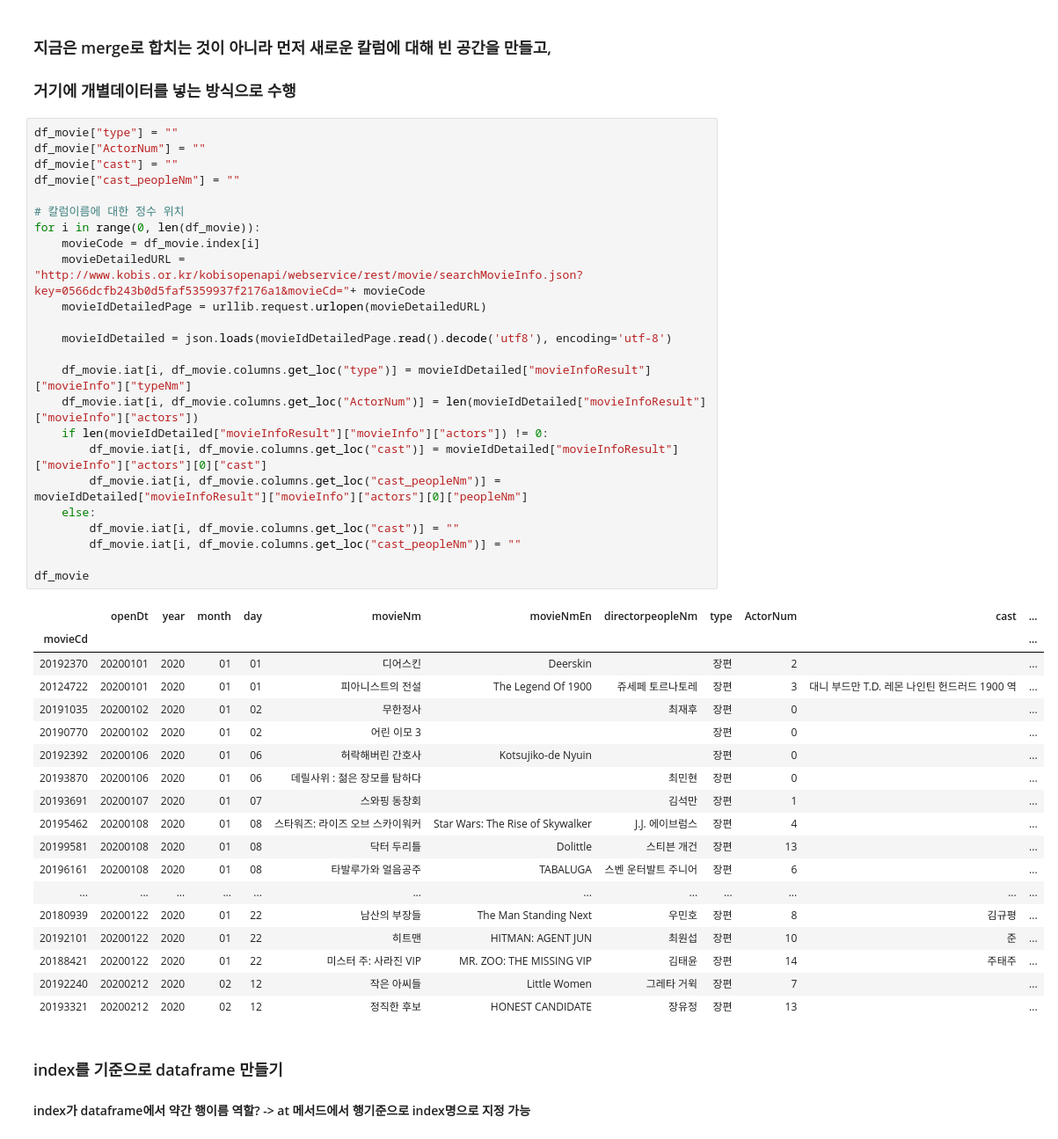
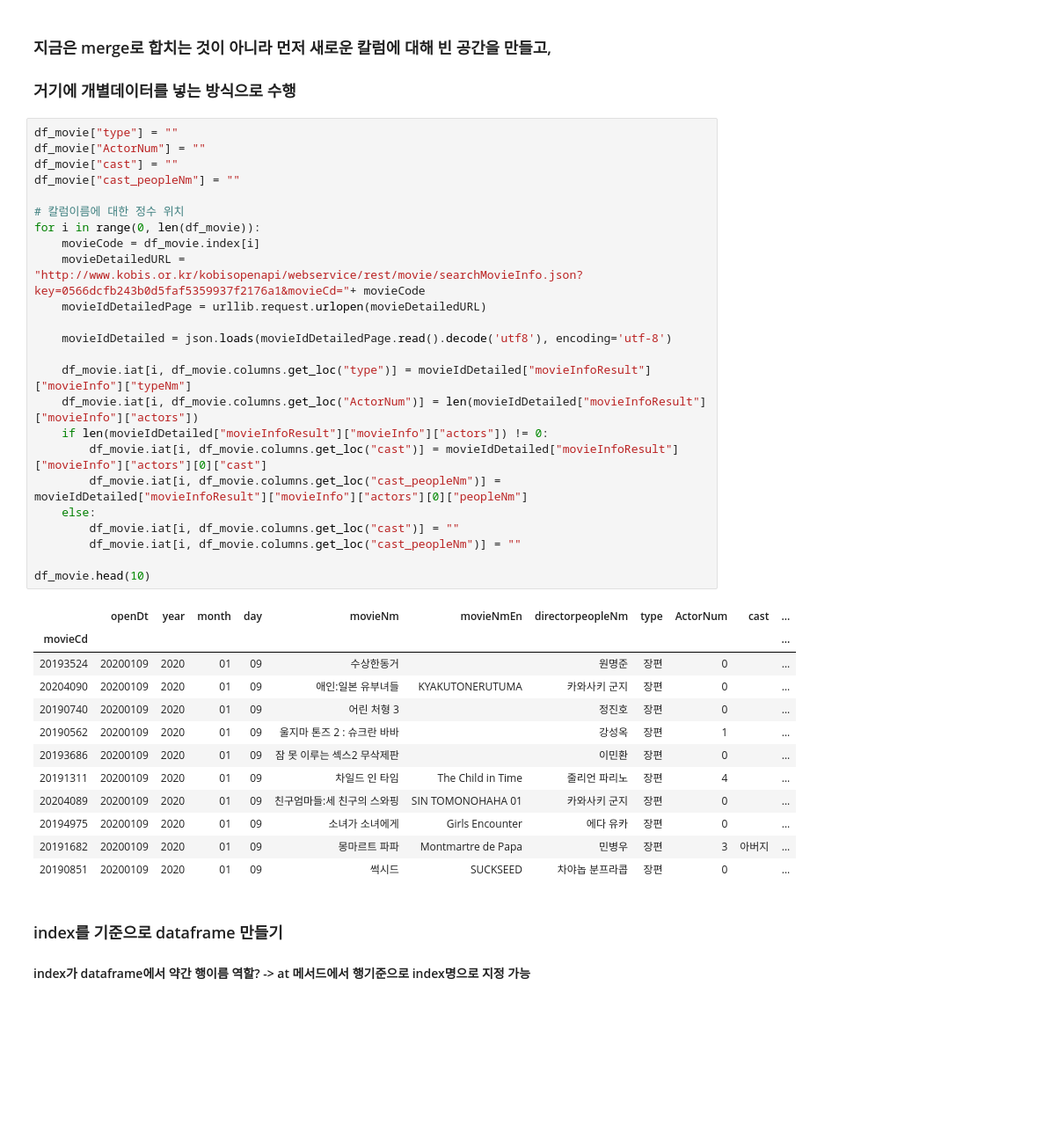
Before and after one commit to hanbinleejoy/anaconda-python, a Jupyter notebook: python_fundamental/05_5_Pandas_API_Test.ipynb, the cells around one changed output. Shown at 88% size. Cells and saved outputs as stored; diff of their text form; blank space fills up the shorter version.

```diff
--- a/python_fundamental/05_5_Pandas_API_Test.ipynb
+++ b/python_fundamental/05_5_Pandas_API_Test.ipynb
@@ -301,46 +261,40 @@ print(movieIdDetailed["movieInfoResult"]["movieInfo"]["actors"][0]["cast"])
 # %%
 df_movie["type"] = ""
 df_movie["ActorNum"] = ""
 df_movie["cast"] = ""
 df_movie["cast_peopleNm"] = ""
 
 # 칼럼이름에 대한 정수 위치
 for i in range(0, len(df_movie)):
     movieCode = df_movie.index[i]
     movieDetailedURL = "http://www.kobis.or.kr/kobisopenapi/webservice/rest/movie/searchMovieInfo.json?key=0566dcfb243b0d5faf5359937f2176a1&movieCd="+ movieCode
     movieIdDetailedPage = urllib.request.urlopen(movieDetailedURL)
 
     movieIdDetailed = json.loads(movieIdDetailedPage.read().decode('utf8'), encoding='utf-8')
 
     df_movie.iat[i, df_movie.columns.get_loc("type")] = movieIdDetailed["movieInfoResult"]["movieInfo"]["typeNm"]
     df_movie.iat[i, df_movie.columns.get_loc("ActorNum")] = len(movieIdDetailed["movieInfoResult"]["movieInfo"]["actors"])
     if len(movieIdDetailed["movieInfoResult"]["movieInfo"]["actors"]) != 0:
         df_movie.iat[i, df_movie.columns.get_loc("cast")] = movieIdDetailed["movieInfoResult"]["movieInfo"]["actors"][0]["cast"]
         df_movie.iat[i, df_movie.columns.get_loc("cast_peopleNm")] = movieIdDetailed["movieInfoResult"]["movieInfo"]["actors"][0]["peopleNm"]
     else:
         df_movie.iat[i, df_movie.columns.get_loc("cast")] = ""
         df_movie.iat[i, df_movie.columns.get_loc("cast_peopleNm")] = ""
 
-df_movie
+df_movie.head(10)
 # %% [output]
 |  | openDt | year | month | day | movieNm | movieNmEn | directorpeopleNm | type | ActorNum | cast | ... |
 | movieCd |  |  |  |  |  |  |  |  |  |  | ... |
-| 20192370 | 20200101 | 2020 | 01 | 01 | 디어스킨 | Deerskin |  | 장편 | 2 |  | ... |
-| 20124722 | 20200101 | 2020 | 01 | 01 | 피아니스트의 전설 | The Legend Of 1900 | 쥬세페 토르나토레 | 장편 | 3 | 대니 부드만 T.D. 레몬 나인틴 헌드러드 1900 역 | ... |
-| 20191035 | 20200102 | 2020 | 01 | 02 | 무한정사 |  | 최재후 | 장편 | 0 |  | ... |
-| 20190770 | 20200102 | 2020 | 01 | 02 | 어린 이모 3 |  |  | 장편 | 0 |  | ... |
-| 20192392 | 20200106 | 2020 | 01 | 06 | 허락해버린 간호사 | Kotsujiko-de Nyuin |  | 장편 | 0 |  | ... |
-| 20193870 | 20200106 | 2020 | 01 | 06 | 데릴사위 : 젊은 장모를 탐하다 |  | 최민현 | 장편 | 0 |  | ... |
-| 20193691 | 20200107 | 2020 | 01 | 07 | 스와핑 동창회 |  | 김석만 | 장편 | 1 |  | ... |
-| 20195462 | 20200108 | 2020 | 01 | 08 | 스타워즈: 라이즈 오브 스카이워커 | Star Wars: The Rise of Skywalker | J.J. 에이브럼스 | 장편 | 4 |  | ... |
-| 20199581 | 20200108 | 2020 | 01 | 08 | 닥터 두리틀 | Dolittle | 스티븐 개건 | 장편 | 13 |  | ... |
-| 20196161 | 20200108 | 2020 | 01 | 08 | 타발루가와 얼음공주 | TABALUGA | 스벤 운터발트 주니어 | 장편 | 6 |  | ... |
-| ... | ... | ... | ... | ... | ... | ... | ... | ... | ... | ... | ... |
-| 20180939 | 20200122 | 2020 | 01 | 22 | 남산의 부장들 | The Man Standing Next | 우민호 | 장편 | 8 | 김규평 | ... |
-| 20192101 | 20200122 | 2020 | 01 | 22 | 히트맨 | HITMAN: AGENT JUN | 최원섭 | 장편 | 10 | 준 | ... |
-| 20188421 | 20200122 | 2020 | 01 | 22 | 미스터 주: 사라진 VIP | MR. ZOO: THE MISSING VIP | 김태윤 | 장편 | 14 | 주태주 | ... |
-| 20192240 | 20200212 | 2020 | 02 | 12 | 작은 아씨들 | Little Women | 그레타 거윅 | 장편 | 7 |  | ... |
-| 20193321 | 20200212 | 2020 | 02 | 12 | 정직한 후보 | HONEST CANDIDATE | 장유정 | 장편 | 13 |  | ... |
+| 20193524 | 20200109 | 2020 | 01 | 09 | 수상한동거 |  | 원명준 | 장편 | 0 |  | ... |
+| 20204090 | 20200109 | 2020 | 01 | 09 | 애인:일본 유부녀들 | KYAKUTONERUTUMA | 카와사키 군지 | 장편 | 0 |  | ... |
+| 20190740 | 20200109 | 2020 | 01 | 09 | 어린 처형 3 |  | 정진호 | 장편 | 0 |  | ... |
+| 20190562 | 20200109 | 2020 | 01 | 09 | 울지마 톤즈 2 : 슈크란 바바 |  | 강성옥 | 장편 | 1 |  | ... |
+| 20193686 | 20200109 | 2020 | 01 | 09 | 잠 못 이루는 섹스2 무삭제판 |  | 이민환 | 장편 | 0 |  | ... |
+| 20191311 | 20200109 | 2020 | 01 | 09 | 차일드 인 타임 | The Child in Time | 줄리언 파리노 | 장편 | 4 |  | ... |
+| 20204089 | 20200109 | 2020 | 01 | 09 | 친구엄마들:세 친구의 스와핑 | SIN TOMONOHAHA 01 | 카와사키 군지 | 장편 | 0 |  | ... |
+| 20194975 | 20200109 | 2020 | 01 | 09 | 소녀가 소녀에게 | Girls Encounter | 에다 유카 | 장편 | 0 |  | ... |
+| 20191682 | 20200109 | 2020 | 01 | 09 | 몽마르트 파파 | Montmartre de Papa | 민병우 | 장편 | 3 | 아버지 | ... |
+| 20190851 | 20200109 | 2020 | 01 | 09 | 썩시드 | SUCKSEED | 차야놉 분프라콥 | 장편 | 0 |  | ... |
 # %% [markdown]
 ### index를 기준으로 dataframe 만들기
 #### index가 dataframe에서 약간 행이름 역할? -> at 메서드에서 행기준으로 index명으로 지정 가능
```
Also changed, not shown: parts of 15 cells of this notebook, 1 other file.
